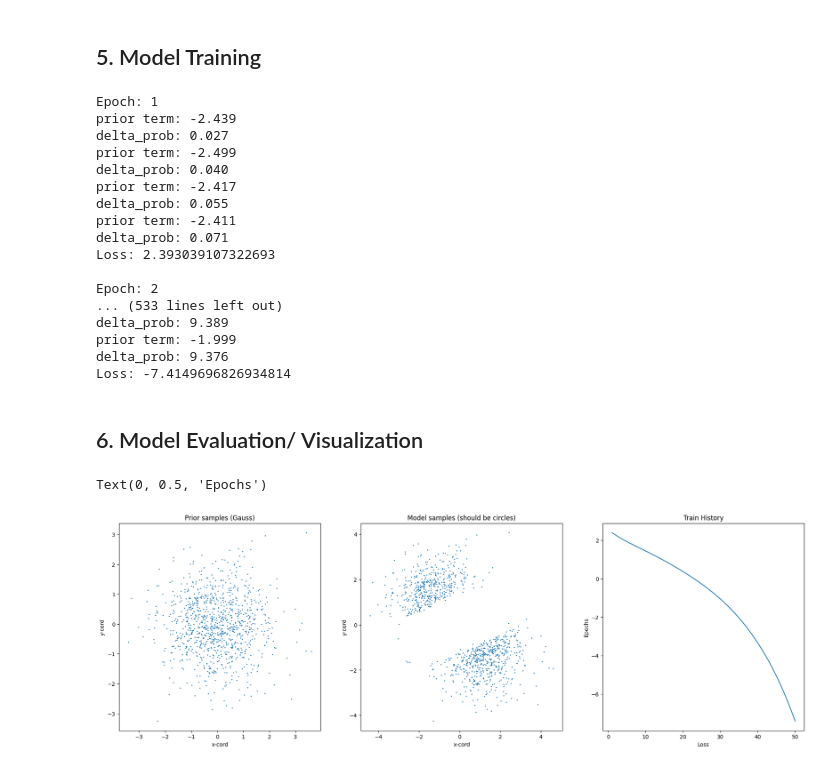
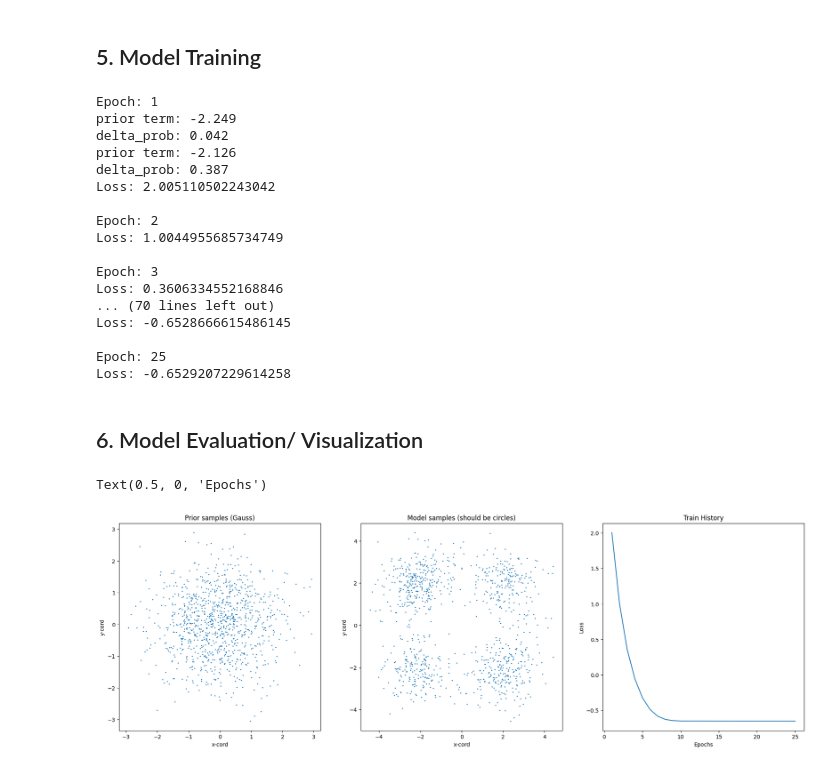
Before and after one commit to budermike/neural-ode-galaxy-gen, a Jupyter notebook: 01_foundations/circle_spiral_flow.ipynb, the cells around one changed output. Cells and saved outputs as stored; diff of their text form; code cells hidden in the pictures.

Commit message:
Tried Adjoint comparison and training with adjoint but still trace cheating

```diff
--- a/01_foundations/circle_spiral_flow.ipynb
+++ b/01_foundations/circle_spiral_flow.ipynb
@@ -516,12 +632,12 @@ class NeuralODE(nn.Module):
 ## 5. Model Training
 # %%
 # train step function for Neural ODEs
-def make_train_step(model, optimizer, ode_solver, dim_data, device):
+def make_train_step(model, optimizer, regularization, ode_solver, dim_data, device):
     # define prior
     prior = torch.distributions.MultivariateNormal(torch.zeros(dim_data, device=device), torch.eye(dim_data, device=device))
 
     # training function that gets created
-    def train_step(y_end, t_0, t_end):
+    def train_step(y_end, t_0, t_end, verbose=False):
         optimizer.zero_grad()
         model.train()
 
@@ -531,10 +647,15 @@ def make_train_step(model, optimizer, ode_solver, dim_data, device):
         # calculate loss (MLE)
         y_0_prob = prior.log_prob(y_0)
         log_p = y_0_prob + delta_prob
-        loss = -log_p.mean()
+        #loss = -log_p.mean()
 
-        print(f"prior term: {y_0_prob.mean().item():.3f}")
-        print(f"delta_prob: {delta_prob.mean().item():.3f}")
+        loss_mle = -log_p.mean()
+        loss_reg = regularization * (delta_prob ** 2).mean()   # regularization
+        loss = loss_mle + loss_reg
+
+        if verbose:
+            print(f"prior term: {y_0_prob.mean().item():.3f}")
+            print(f"delta_prob: {delta_prob.mean().item():.3f}")
 
         # calculate gradient
         loss.backward()
@@ -545,23 +666,24 @@ def make_train_step(model, optimizer, ode_solver, dim_data, device):
     return train_step
 # %%
 # training parameters
-epochs = 50
-lr = 1e-3
+epochs = 25
+lr = 3e-4
 t_start = 0
 t_end = 1
-batch_size = 128
+batch_size = 64
+regularization = 0.1
 
 # model param
 input_dim = 2
-dense_dim = 18
-resolution = 250
+dense_dim = 128
+resolution = 100
 
 # init model
 model = NeuralODE(resolution, input_dim, dense_dim).to(device)
 #print(model.state_dict())
 
 # define ODE Solver
-solver = euler_solver
+solver = rk4_solver
 
 # define an optimizer
 optimizer = optim.Adam(model.parameters(), lr=lr, weight_decay=1e-4)
@@ -574,7 +696,7 @@ circle_data = DataLoader(circle_tensor, batch_size=batch_size)
 moon_data = DataLoader(moon_tensor, batch_size=batch_size)
 
 # create training function
-training_step = make_train_step(model, optimizer, solver, dim_data=input_dim, device=device)
+training_step = make_train_step(model, optimizer, regularization, solver, dim_data=input_dim, device=device)
 
 
 train_history = []
@@ -582,12 +704,17 @@ for e in range(epochs):
     print(f"\nEpoch: {e+1}")
 
     batch_loss = []
-    for i, point_batch in enumerate(moon_data, 1):
+    for i, point_batch in enumerate(circle_data, 1):
         #print(f"Batch: {i}")
         point_batch = point_batch.to(device)
 
+        # information only some epochs
+        verbose=False
+        if (i%3 == 0 and e+1%10==0) or e+1==1:
+            verbose=True
+
         # perform a train step
-        loss_b = training_step(point_batch, t_start, t_end)
+        loss_b = training_step(point_batch, t_start, t_end, verbose=verbose)
         batch_loss.append(loss_b)
 
     loss_e = np.array(batch_loss).mean()
@@ -595,22 +722,22 @@ for e in range(epochs):
     print(f"Loss: {loss_e}")
 # %% [output]
 Epoch: 1
-prior term: -2.439
-delta_prob: 0.027
-prior term: -2.499
-delta_prob: 0.040
-prior term: -2.417
-delta_prob: 0.055
-prior term: -2.411
-delta_prob: 0.071
-Loss: 2.393039107322693
+prior term: -2.249
+delta_prob: 0.042
+prior term: -2.126
+delta_prob: 0.387
+Loss: 2.005110502243042
 
 Epoch: 2
-... (533 lines left out)
-delta_prob: 9.389
-prior term: -1.999
-delta_prob: 9.376
-Loss: -7.4149696826934814
+Loss: 1.0044955685734749
+
+Epoch: 3
+Loss: 0.3606334552168846
+... (70 lines left out)
+Loss: -0.6528666615486145
+
+Epoch: 25
+Loss: -0.6529207229614258
 # %% [markdown]
 ## 6. Model Evaluation/ Visualization
 # %%
@@ -636,21 +763,21 @@ gauss_np = gauss_points.cpu().numpy()    # shape (1000, 2)
 # %%
 # Plot
 fig, ax = plt.subplots(1, 3, figsize=(23, 7))
 
 ax[0].scatter(gauss_np[:, 0], gauss_np[:, 1], s=1)
 ax[0].set_title("Prior samples (Gauss)")
 ax[0].set_xlabel("x-cord")
 ax[0].set_ylabel("y-cord")
 
 ax[1].scatter(samples_np[:, 0], samples_np[:, 1], s=1)
 ax[1].set_title("Model samples (should be circles)")
 ax[1].set_xlabel("x-cord")
 ax[1].set_ylabel("y-cord")
 
 ax[2].plot(range(1, epochs+1), train_history)
 ax[2].set_title("Train History")
-ax[2].set_xlabel("Loss")
-ax[2].set_ylabel("Epochs")
+ax[2].set_ylabel("Loss")
+ax[2].set_xlabel("Epochs")
 # %% [output]
-Text(0, 0.5, 'Epochs')
+Text(0.5, 0, 'Epochs')
-[figure, old version]
+[figure, new version]
```
Also changed, not shown: parts of 9 cells of this notebook.
